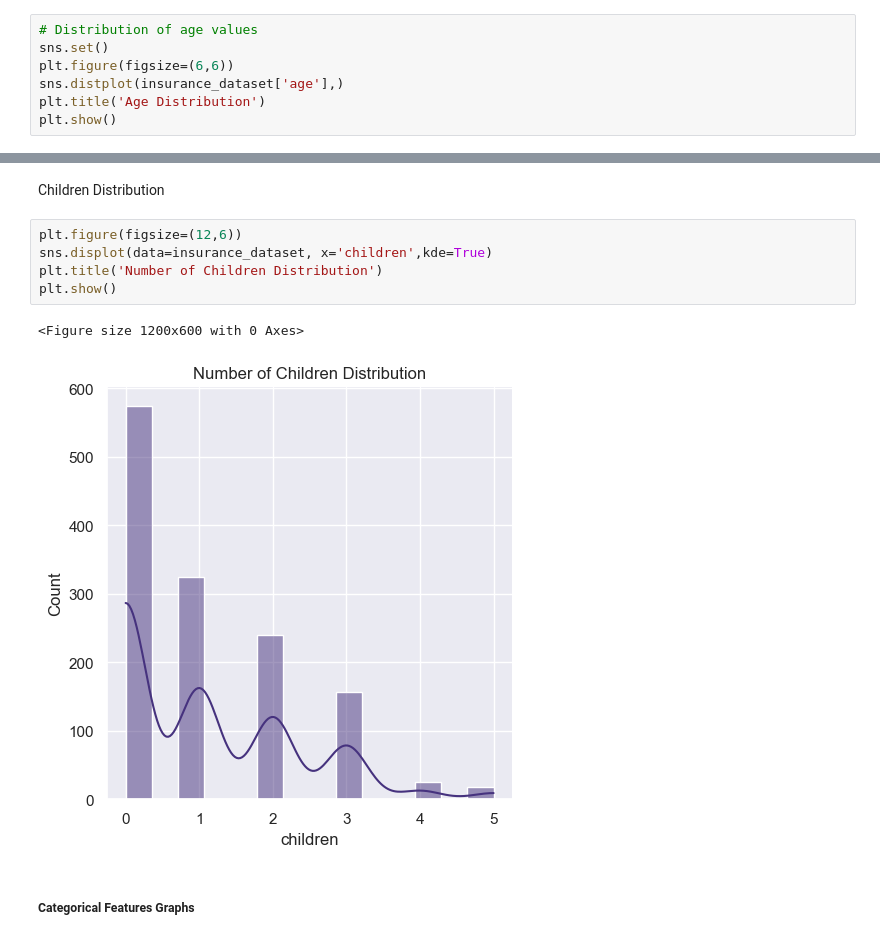
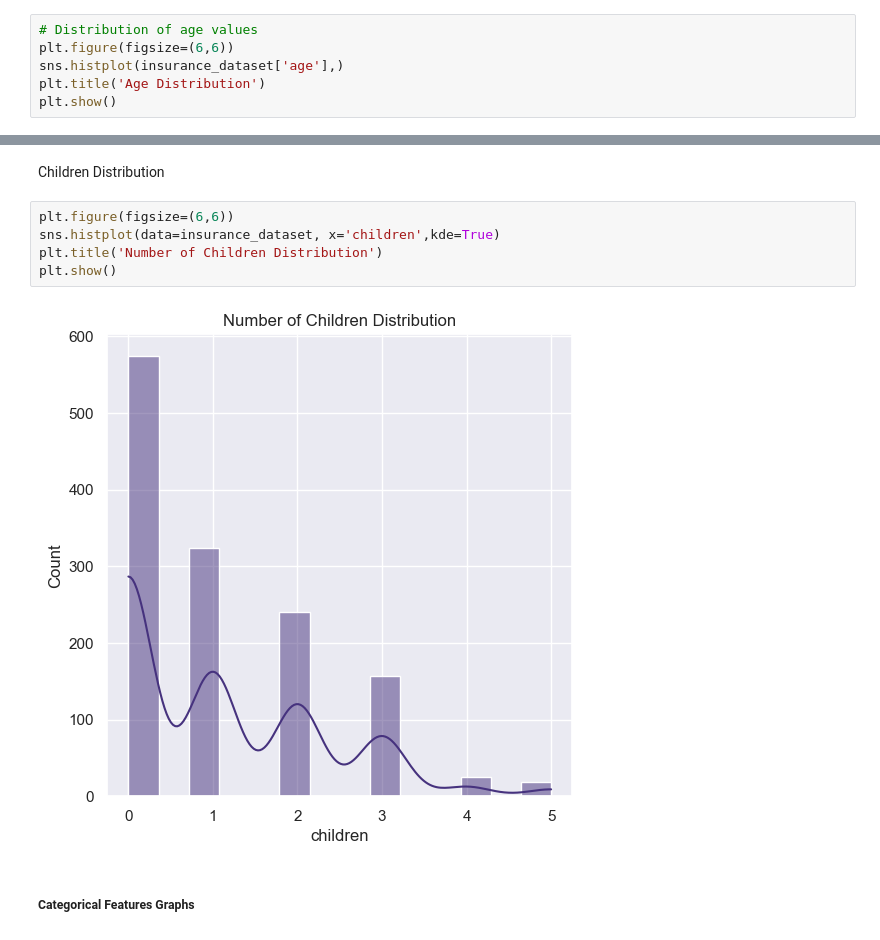
Before and after one commit to Ashfaq-Riyaldeen/Insurance-Cost-Prediction, a Jupyter notebook: Machine Learning.ipynb, the cells around one changed output, grey strips where cells are left out. Saved outputs shown, nothing was run; the diff lists cells and outputs as text.

```diff
--- a/Machine Learning.ipynb
+++ b/Machine Learning.ipynb
@@ -211,9 +207,8 @@ plt.show()
 Age Distribution
 # %%
 # Distribution of age values
-sns.set()
 plt.figure(figsize=(6,6))
-sns.distplot(insurance_dataset['age'],)
+sns.histplot(insurance_dataset['age'],)
 plt.title('Age Distribution')
 plt.show()
 # %% [output]
@@ -250,13 +227,12 @@ https://gist.github.com/mwaskom/de44147ed2974457ad6372750bbe5751
 # %% [markdown]
 Children Distribution
 # %%
-plt.figure(figsize=(12,6))
-sns.displot(data=insurance_dataset, x='children',kde=True)
+plt.figure(figsize=(6,6))
+sns.histplot(data=insurance_dataset, x='children',kde=True)
 plt.title('Number of Children Distribution')
 plt.show()
 # %% [output]
-<Figure size 1200x600 with 0 Axes>
-[figure, old version]
+[figure, new version]
 # %% [markdown]
 ##### Categorical Features Graphs
 # %% [markdown]
```
Also changed, not shown: parts of 48 cells of this notebook.
